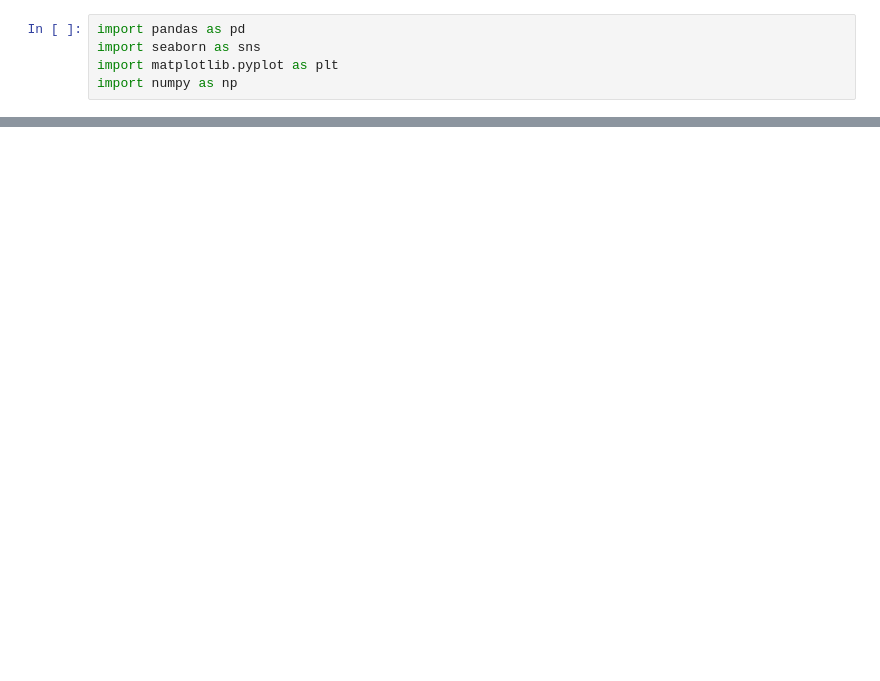
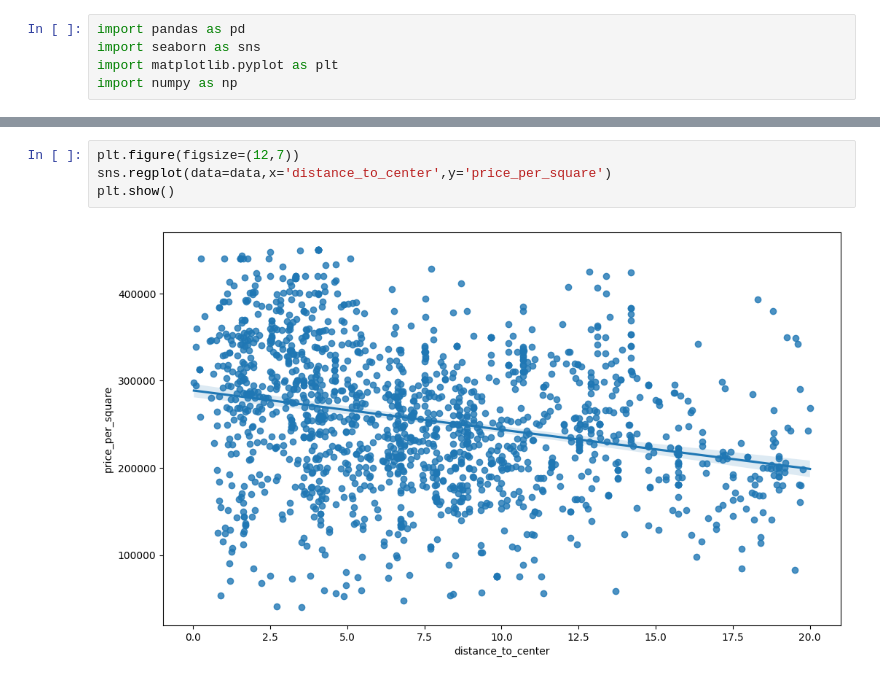
Before and after one commit to VondyBland/diplomopiska, a Jupyter notebook: proper_eda/EDADIL.ipynb, the cells around one changed output, grey strips where cells are left out. Cells and saved outputs as stored; diff of their text form; blank space fills up the shorter version.

```diff
--- a/proper_eda/EDADIL.ipynb
+++ b/proper_eda/EDADIL.ipynb
@@ -96,0 +95,6 @@ sns.histplot(data=data,x='max_floor')
+# %%
+plt.figure(figsize=(12,7))
+sns.regplot(data=data,x='distance_to_center',y='price_per_square')
+plt.show()
+# %% [output]
+[figure, added]
```
Also changed, not shown: parts of 32 cells of this notebook, 10 other files.
